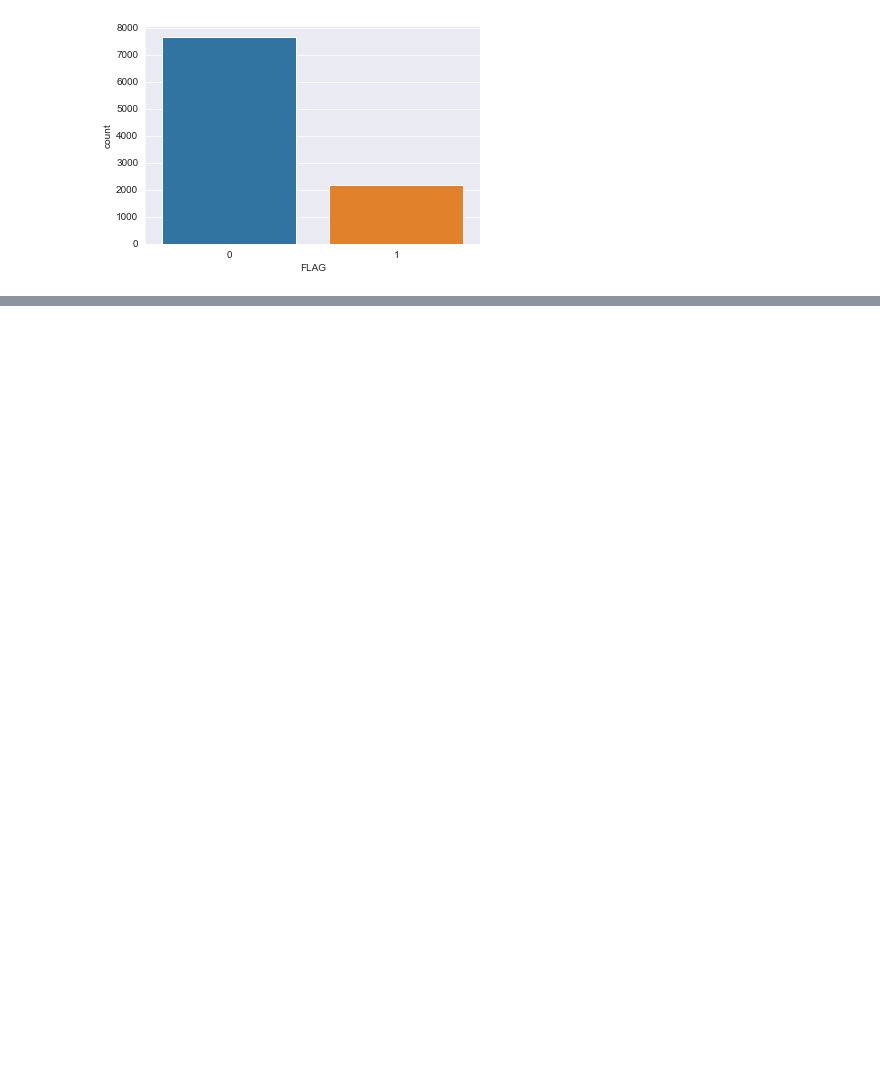
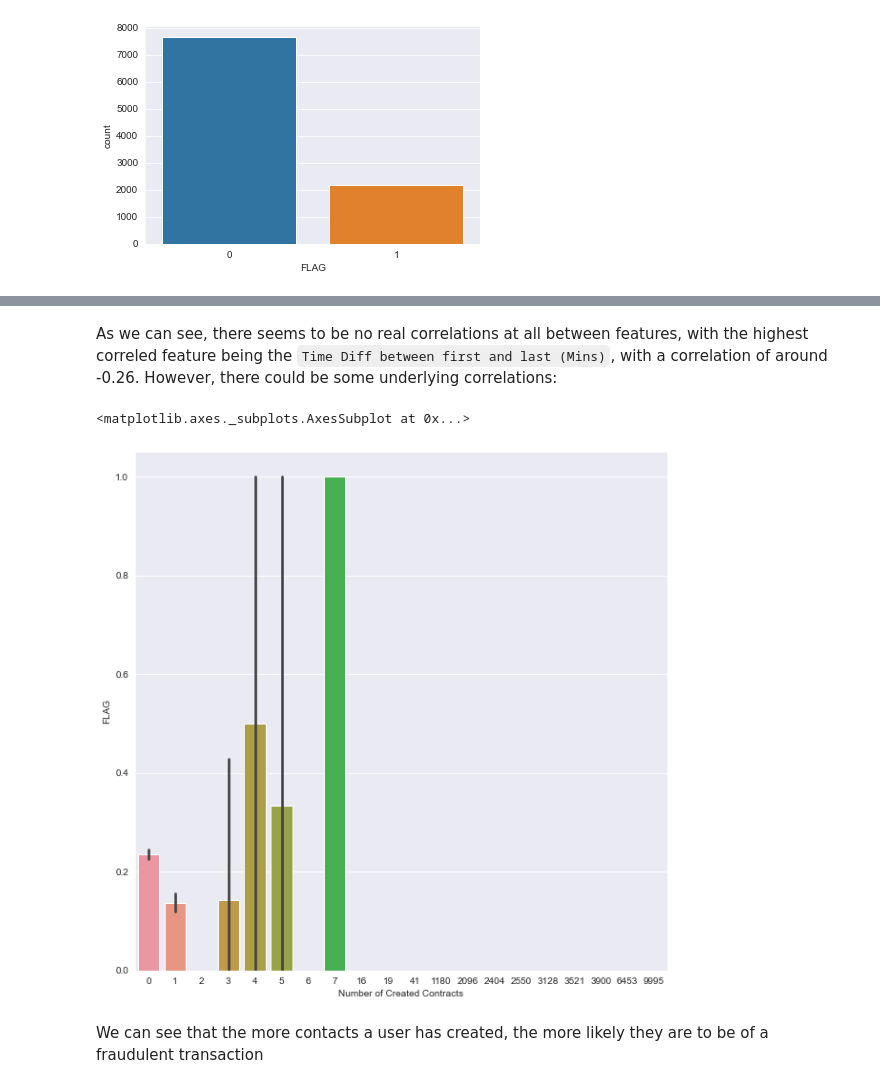
Before and after one commit to Vagif12/Ethereum-Fraud-Detection, a Jupyter notebook: eda/Ethereum Fraud Detection EDA.ipynb, the cells around one changed output, grey strips where cells are left out. Saved outputs shown, nothing was run; the diff lists cells and outputs as text; code cells hidden in the pictures; blank space fills up the shorter version.

Commit message:
EDA first version

```diff
--- a/eda/Ethereum Fraud Detection EDA.ipynb
+++ b/eda/Ethereum Fraud Detection EDA.ipynb
@@ -154,0 +253,10 @@ array([[801,   9],
+# %% [markdown]
+As we can see, there seems to be no real correlations at all between features, with the highest correled feature being the `Time Diff between first and last (Mins)`, with a correlation of around -0.26. However, there could be some underlying correlations:
+# %%
+plt.figure(figsize=(10,10))
+sns.barplot(df['Number of Created Contracts'],df['FLAG'])
+# %% [output]
+<matplotlib.axes._subplots.AxesSubplot at 0x...>
+[figure, added]
+# %% [markdown]
+We can see that the more contacts a user has created, the more likely they are to be of a fraudulent transaction
```
Also changed, not shown: parts of 40 cells of this notebook.
